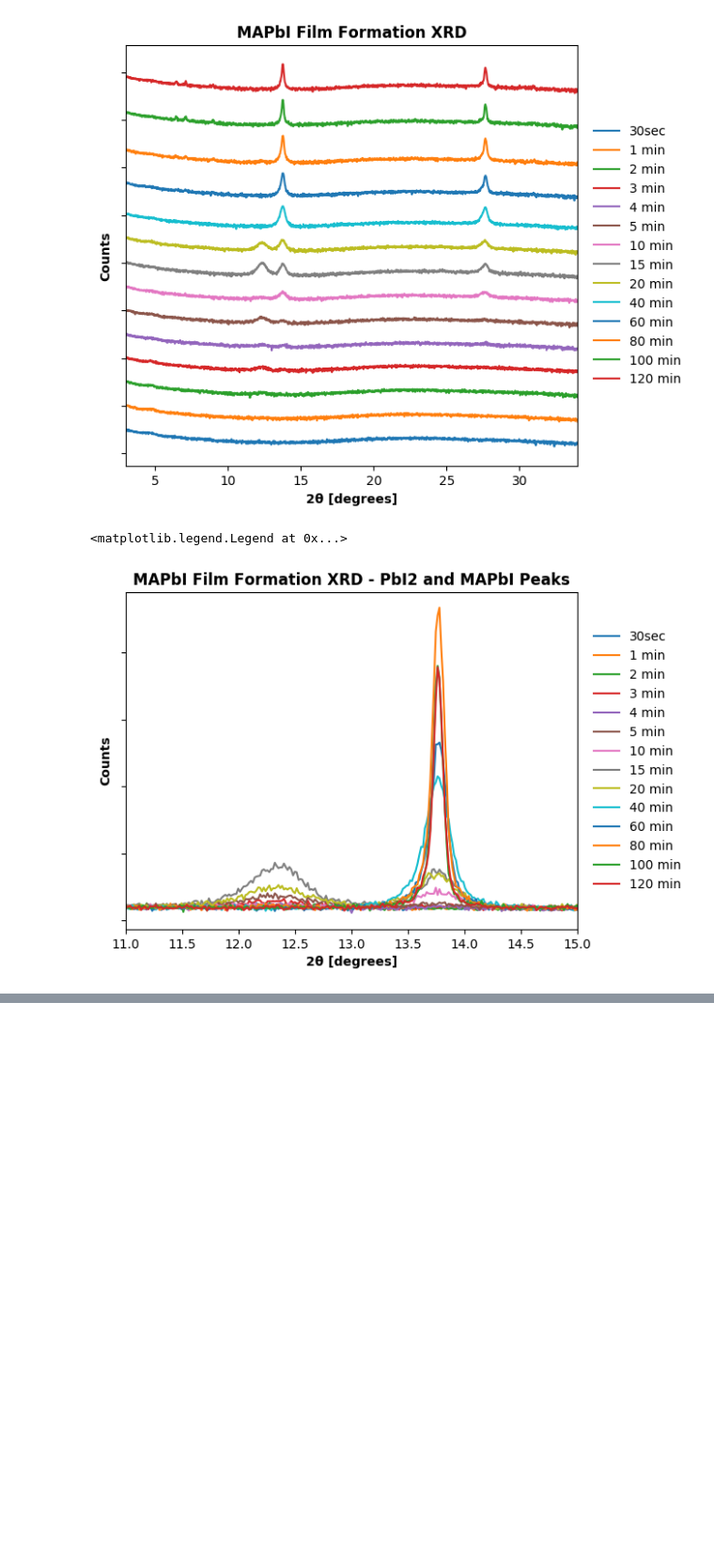
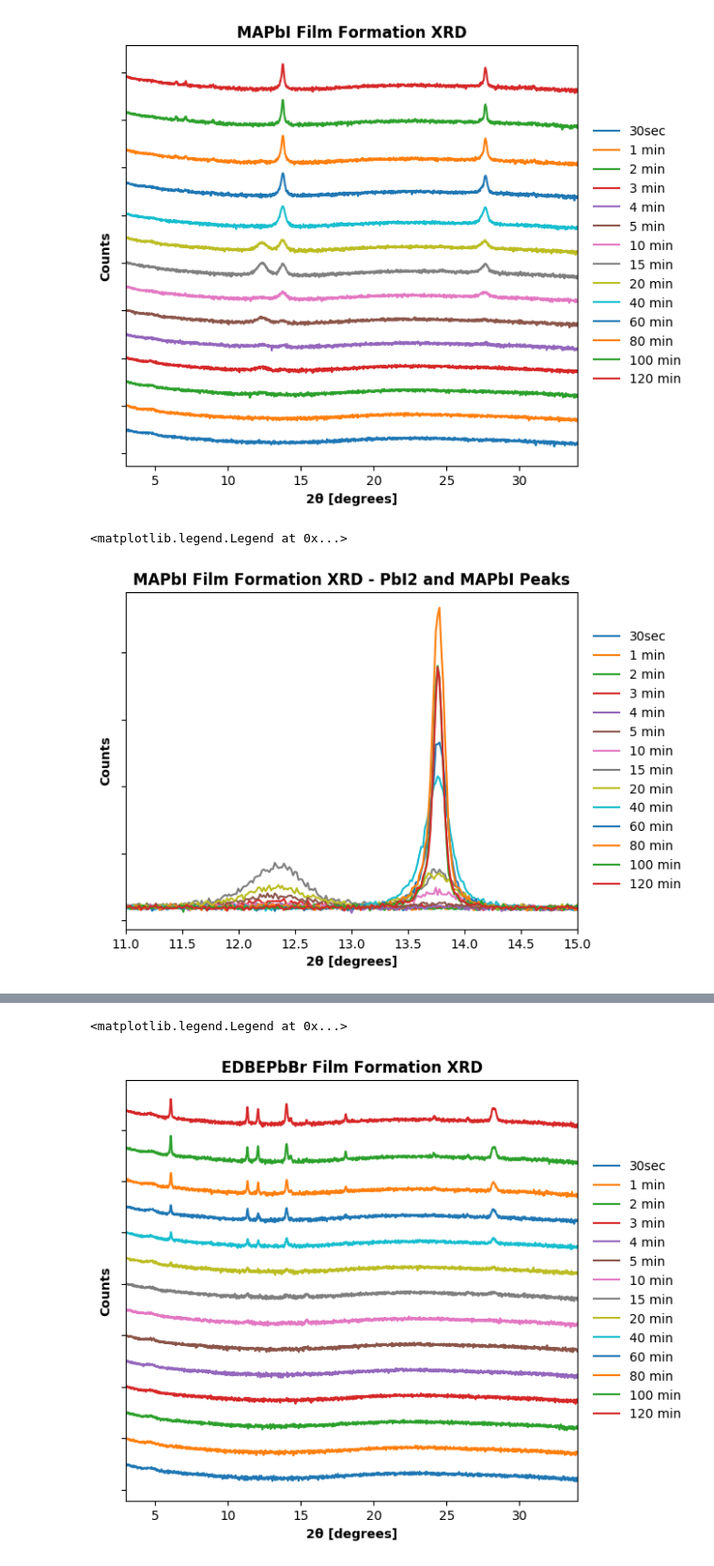
Before and after one commit to tomasbar/sciencetools_py, a Jupyter notebook: main.ipynb, the cells around one changed output, grey strips where cells are left out. Shown: that part at 94% size. Cells and saved outputs as stored; diff of their text form; code cells hidden in the pictures; blank space fills up the shorter version.

```diff
--- a/main.ipynb
+++ b/main.ipynb
@@ -206,0 +267,51 @@ fig3.savefig("plots/190912/all_zoom_3_6.png", dpi=200, format='png', bbox_inches
+# %%
+fig = plt.figure(1, figsize=[6.4, 6])
+fig_ax = plt.gca()
+
+plotted = None
+offset = 0
+master_cypher = (
+    "30sec",
+    "1min",
+    "2min",
+    "3min",
+    "4min",
+    "5min",
+    "10min",
+    "15min",
+    "20min",
+    "40min",
+    "60min",
+    "80min",
+    "100min",
+    "120min",
+)
+
+for sample_ID in master_cypher:
+
+    for run_ID in samples_dir.keys():
+        if sample_ID in XRD_data[run_ID].keys() and plotted != True:
+            samplemax = max(np.log10(XRD_data[run_ID][sample_ID]["counts"]))
+
+            plt.figure(1)
+            plt.plot(XRD_data[run_ID][sample_ID]["2theta"], np.log10(XRD_data[run_ID][sample_ID]["counts"]) + offset,
+                     label=sample_ID.replace("min", " min"))
+
+            offset += samplemax
+
+            plotted = True
+
+    plotted = None
+
+plt.style.use('default')
+
+plt.xlabel("2θ [degrees]", weight="semibold")
+plt.ylabel("Counts", weight="semibold")
+fig_ax.set_yticklabels([])
+plt.xlim(min(XRD_data["etb043"]["20min"]["2theta"]), max(XRD_data["etb043"]["20min"]["2theta"]))
+
+plt.title("EDBEPbBr Film Formation XRD",weight="semibold")
+plt.legend(loc='center left', bbox_to_anchor=(1.01, 0,.22,1),mode='expand', frameon=False)
+# %% [output]
+<matplotlib.legend.Legend at 0x...>
+[figure, added]
```
Also changed, not shown: parts of 9 cells of this notebook, 4 other files.
